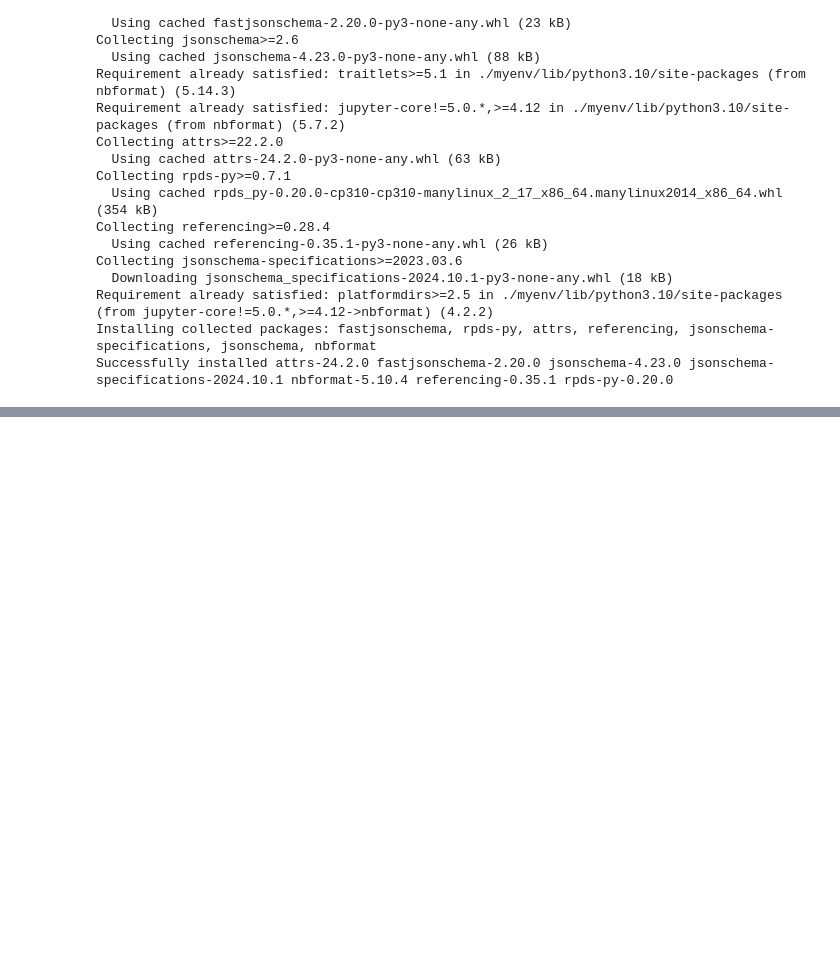
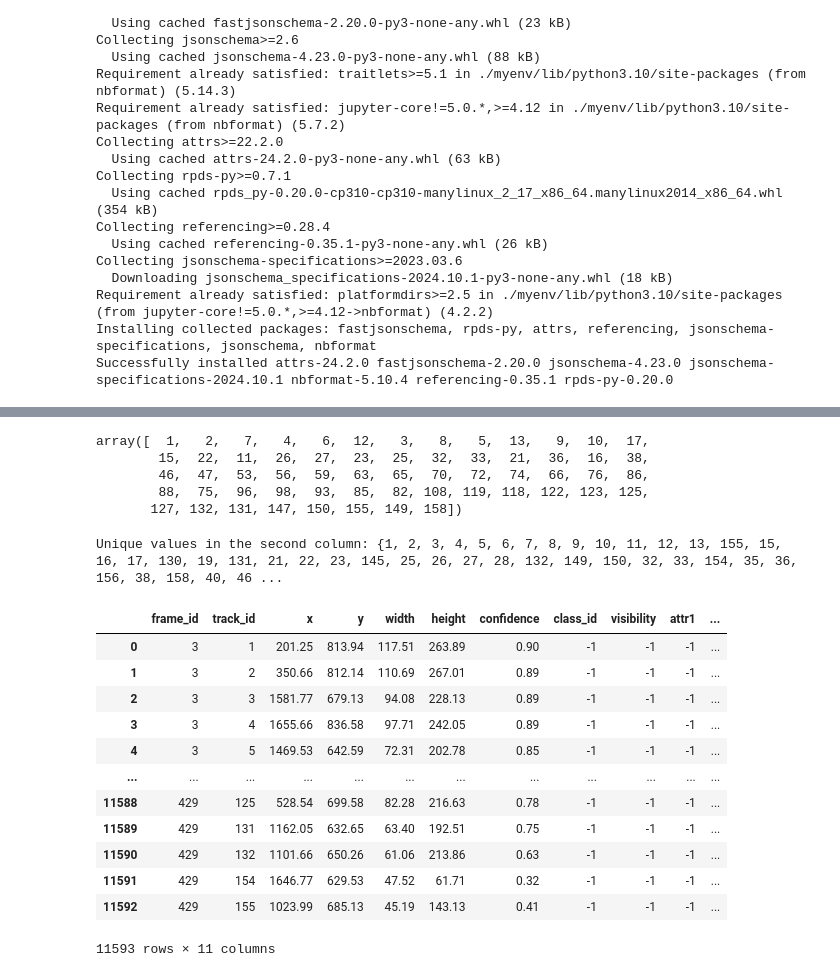
Before and after one commit to Jumabek/LITE, a Jupyter notebook: rnd.ipynb, the cells around one changed output, grey strips where cells are left out. Cells and saved outputs as stored; diff of their text form; code cells hidden in the pictures; blank space fills up the shorter version.

```diff
--- a/rnd.ipynb
+++ b/rnd.ipynb
@@ -104 +131,9 @@ fig.show()
+# %%
+df_all_alpha
+# %% [output]
+array([  1,   2,   7,   4,   6,  12,   3,   8,   5,  13,   9,  10,  17,
+        15,  22,  11,  26,  27,  23,  25,  32,  33,  21,  36,  16,  38,
+        46,  47,  53,  56,  59,  63,  65,  70,  72,  74,  66,  76,  86,
+        88,  75,  96,  98,  93,  85,  82, 108, 119, 118, 122, 123, 125,
+       127, 132, 131, 147, 150, 155, 149, 158])
 # %%
@@ -135,0 +210,46 @@ fig.show()
+# %%
+from collections import defaultdict
+
+# Sampl
+
+# Get all unique values in the second column (index 1)
+def get_unique_values_in_second_column(data):
+    unique_values = set()
+    for key, value_list in data.items():
+        for tup in value_list:
+            unique_values.add(tup[2])  # Add the second element of the tuple (index 1)
+    return unique_values
+
+# Get unique values in the second column
+unique_values_in_second_column = get_unique_values_in_second_column(df_all_alpha)
+
+print("Unique values in the second column:", unique_values_in_second_column)
+# %% [output]
+Unique values in the second column: {1, 2, 3, 4, 5, 6, 7, 8, 9, 10, 11, 12, 13, 155, 15, 16, 17, 130, 19, 131, 21, 22, 23, 145, 25, 26, 27, 28, 132, 149, 150, 32, 33, 154, 35, 36, 156, 38, 158, 40, 46 ...
+# %%
+import pandas as pd
+
+# Read the tracker predictions into a DataFrame
+df_gt = pd.read_csv(
+    '/media/hbai/data/code/LITE/results/scenarios/MOT20-train/LITEDeepSORT__input_1280__conf_.25/data/MOT20-01.txt',
+    header=None,
+    names=[
+        'frame_id', 'track_id', 'x', 'y', 'width', 'height',
+        'confidence', 'class_id', 'visibility', 'attr1', 'attr2'
+    ]
+)
+# Display the DataFrame
+# %% [output]
+|  | frame_id | track_id | x | y | width | height | confidence | class_id | visibility | attr1 | ... |
+| 0 | 3 | 1 | 201.25 | 813.94 | 117.51 | 263.89 | 0.90 | -1 | -1 | -1 | ... |
+| 1 | 3 | 2 | 350.66 | 812.14 | 110.69 | 267.01 | 0.89 | -1 | -1 | -1 | ... |
+| 2 | 3 | 3 | 1581.77 | 679.13 | 94.08 | 228.13 | 0.89 | -1 | -1 | -1 | ... |
+| 3 | 3 | 4 | 1655.66 | 836.58 | 97.71 | 242.05 | 0.89 | -1 | -1 | -1 | ... |
+| 4 | 3 | 5 | 1469.53 | 642.59 | 72.31 | 202.78 | 0.85 | -1 | -1 | -1 | ... |
+| ... | ... | ... | ... | ... | ... | ... | ... | ... | ... | ... | ... |
+| 11588 | 429 | 125 | 528.54 | 699.58 | 82.28 | 216.63 | 0.78 | -1 | -1 | -1 | ... |
+| 11589 | 429 | 131 | 1162.05 | 632.65 | 63.40 | 192.51 | 0.75 | -1 | -1 | -1 | ... |
+| 11590 | 429 | 132 | 1101.66 | 650.26 | 61.06 | 213.86 | 0.63 | -1 | -1 | -1 | ... |
+| 11591 | 429 | 154 | 1646.77 | 629.53 | 47.52 | 61.71 | 0.32 | -1 | -1 | -1 | ... |
+| 11592 | 429 | 155 | 1023.99 | 685.13 | 45.19 | 143.13 | 0.41 | -1 | -1 | -1 | ... |
+11593 rows × 11 columns
```
Also changed, not shown: parts of 3 cells of this notebook, 21 other files.
